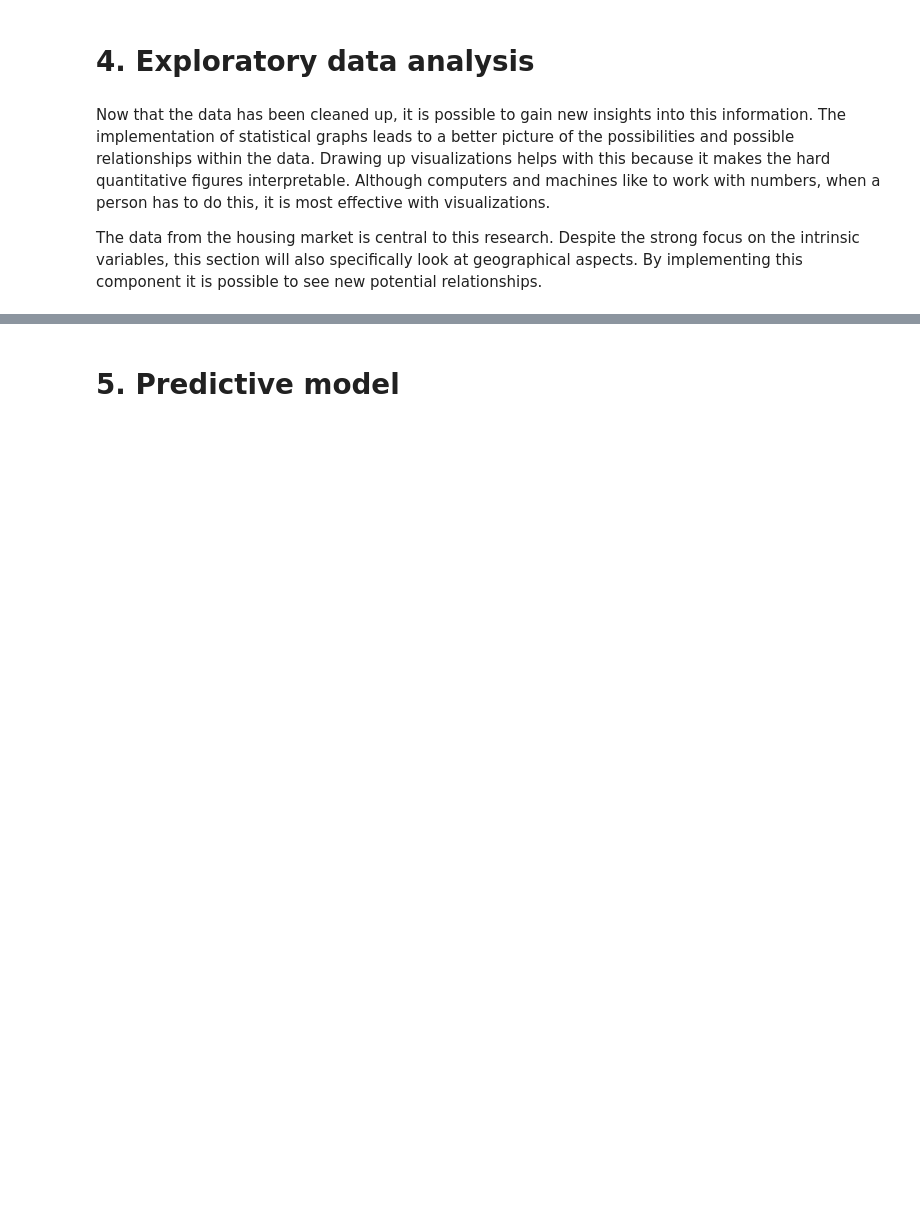
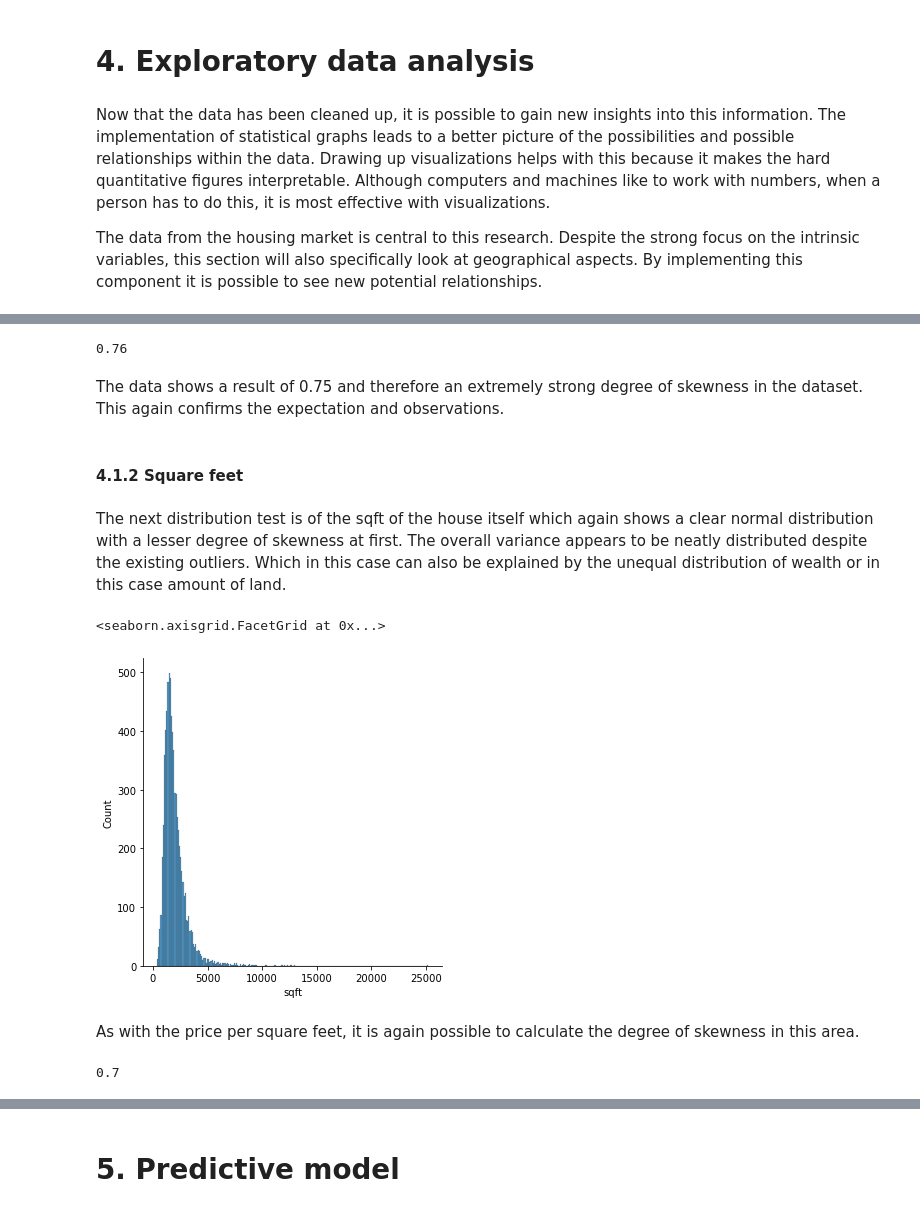
Before and after one commit to matsvdburg/Backup, a Jupyter notebook: Final Assignment - Mats van der Burg.ipynb, the cells around one changed output, grey strips where cells are left out. Cells and saved outputs as stored; diff of their text form; code cells hidden in the pictures; blank space fills up the shorter version.

```diff
--- a/Final Assignment - Mats van der Burg.ipynb
+++ b/Final Assignment - Mats van der Burg.ipynb
@@ -395,0 +431,18 @@ merged.corr()
+# %%
+skew = 3 * (mean - median) / std # calculate skewness
+round(skew,2)
+# %% [output]
+0.76
+# %% [markdown]
+The data shows a result of 0.75 and therefore an extremely strong degree of skewness in the dataset. This again confirms the expectation and observations.
+# %% [markdown]
+#### 4.1.2 Square feet
+# %% [markdown]
+The next distribution test is of the sqft of the house itself which again shows a clear normal distribution with a lesser degree of skewness at first. The overall variance appears to be neatly distributed despite the existing outliers. Which in this case can also be explained by the unequal distribution of wealth or in this case amount of land.
+# %%
+sns.displot(merged['sqft'], kde=False) # show filtered dataset in table and histogram
+# %% [output]
+<seaborn.axisgrid.FacetGrid at 0x...>
+[figure, added]
+# %% [markdown]
+As with the price per square feet, it is again possible to calculate the degree of skewness in this area.
@@ -395,0 +453,5 @@ merged.corr()
+# %%
+skew = 3 * (mean - median) / std # calculate skewness
+round(skew,2)
+# %% [output]
+0.7
```
Also changed, not shown: parts of 26 cells of this notebook.
